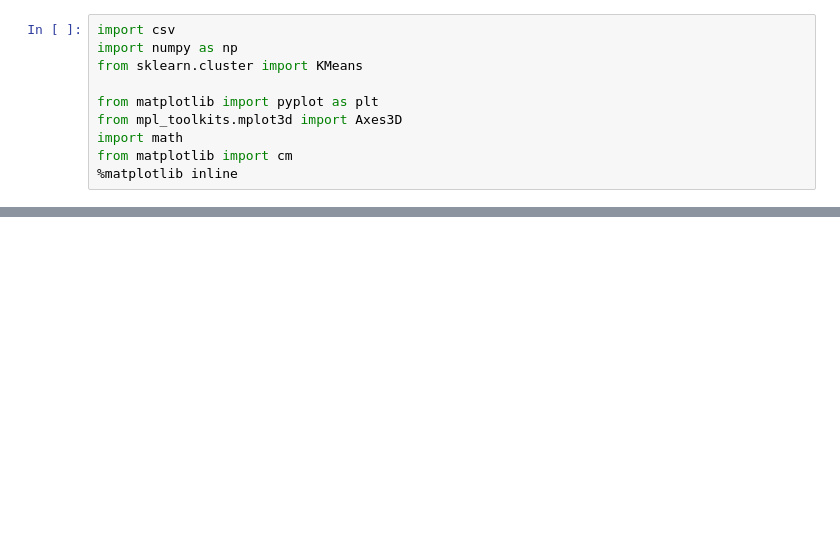
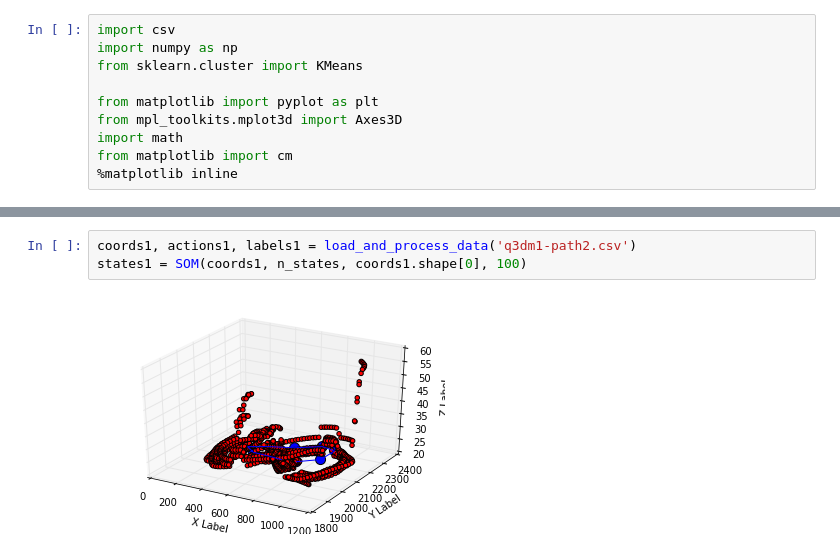
Before and after one commit to liyakun/GameAI, a Jupyter notebook: project03/src/traj.ipynb, the cells around one changed output, grey strips where cells are left out. Cells and saved outputs as stored; diff of their text form; blank space fills up the shorter version.

```diff
--- a/project03/src/traj.ipynb
+++ b/project03/src/traj.ipynb
@@ -176,0 +144,5 @@ plt.show()
+# %%
+coords1, actions1, labels1 = load_and_process_data('q3dm1-path2.csv')
+states1 = SOM(coords1, n_states, coords1.shape[0], 100)
+# %% [output]
+[figure, added]
```
Also changed, not shown: parts of 13 cells of this notebook.
